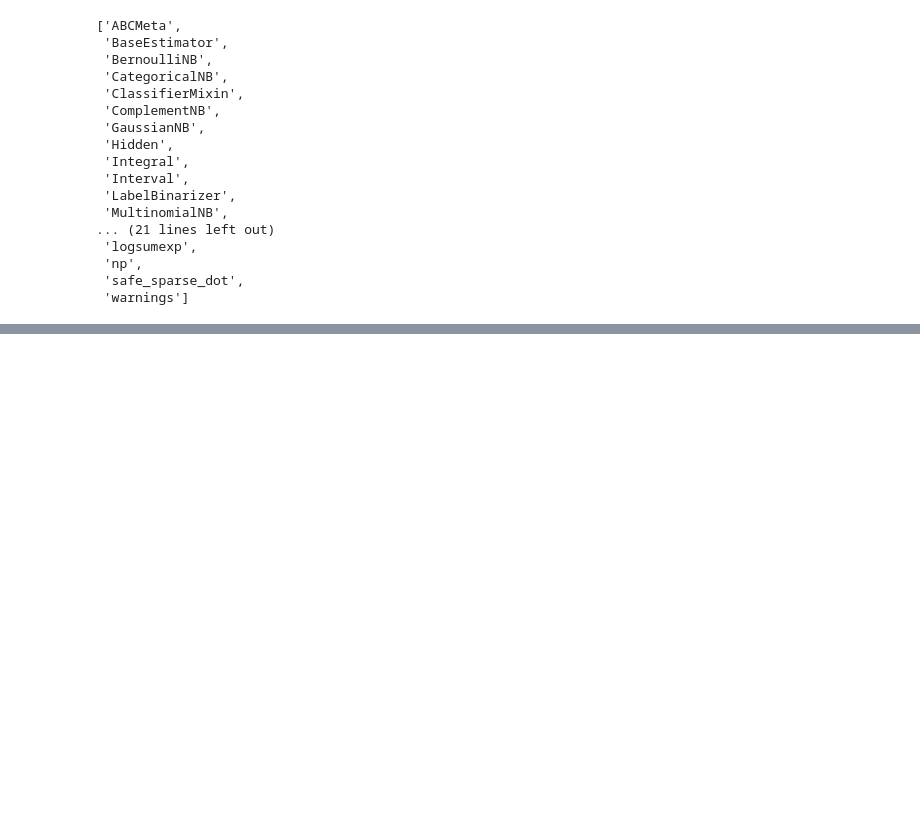
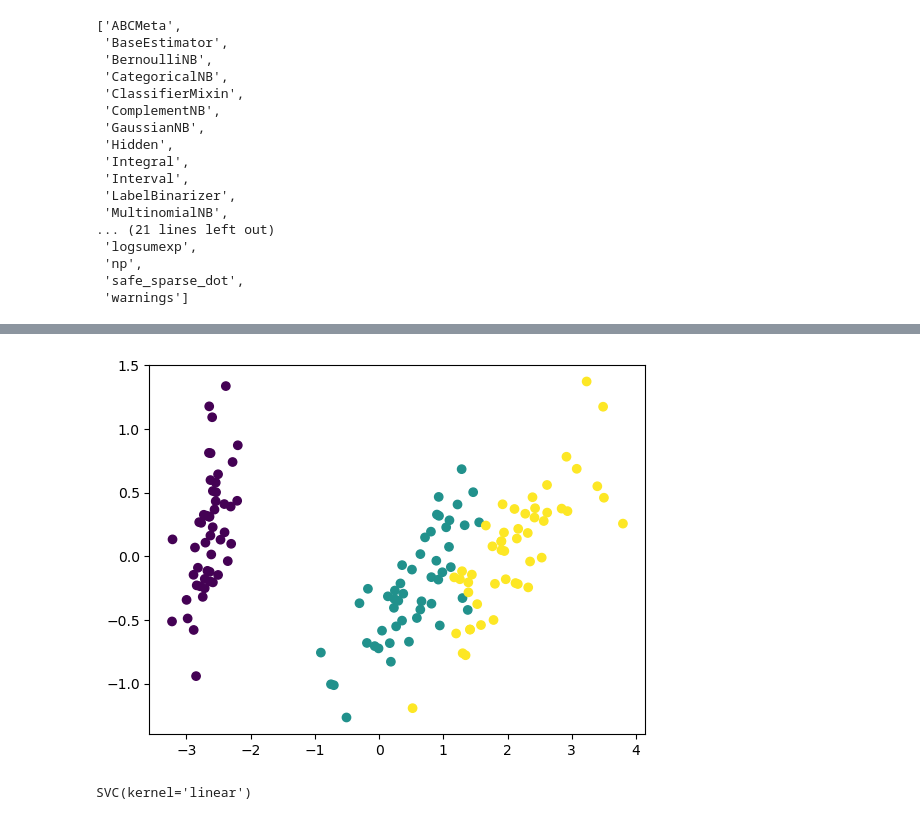
Before and after one commit to yoon0718/kepco, a Jupyter notebook: python/MachineLearning2.ipynb, the cells around one changed output, grey strips where cells are left out. Drawn from its saved outputs; the diff is of its cells as text; code cells hidden in the pictures; blank space fills up the shorter version.

```diff
--- a/python/MachineLearning2.ipynb
+++ b/python/MachineLearning2.ipynb
@@ -426,0 +482,5 @@ dir(naive_bayes)
+# %%
+from sklearn.decomposition import PCA
+pca = PCA(n_components=2)
+pca.fit(load_iris()['data'])
+X = pca.transform(load_iris()['data'])
@@ -426,0 +494,5 @@ dir(naive_bayes)
+# %%
+plt.scatter(X[:, 0], X[:, 1], c=load_iris()['target'])
+plt.show()
+# %% [output]
+[figure, added]
@@ -426,0 +501,4 @@ dir(naive_bayes)
+# %%
+linear_kernel.fit(X, load_iris()['target'])
+# %% [output]
+SVC(kernel='linear')
```
Also changed, not shown: parts of 62 cells of this notebook.
